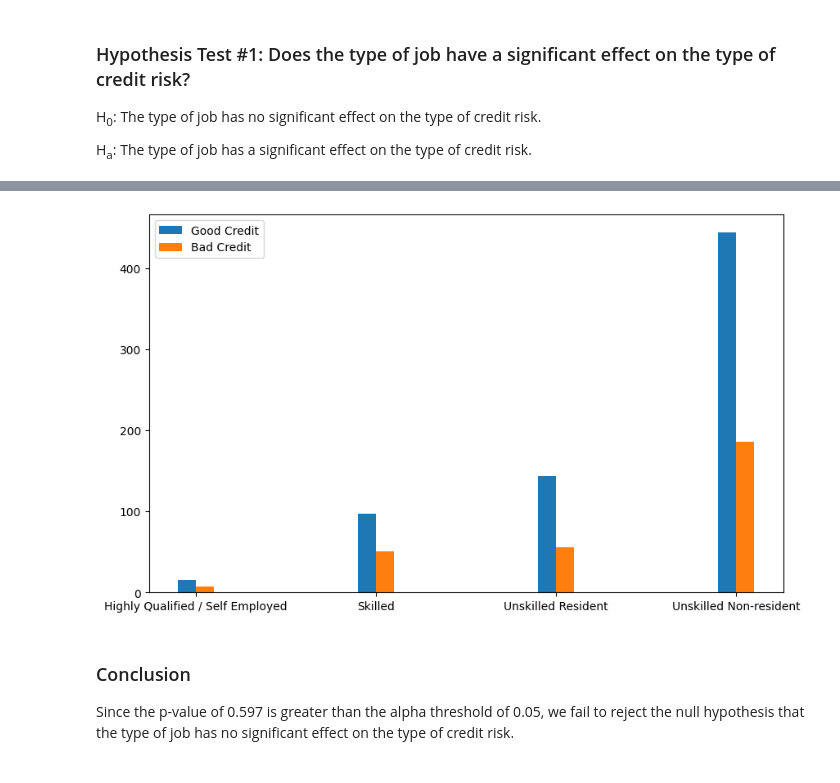
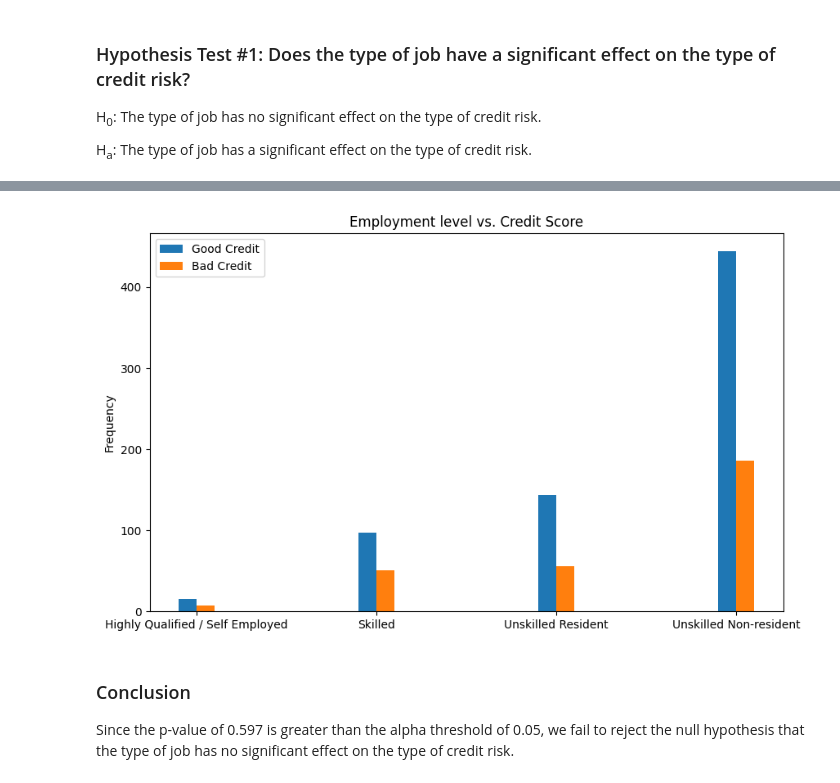
Before and after one commit to kmodo1/kmodo1.github.io, a Jupyter notebook: final-project.ipynb, the cells around one changed output, grey strips where cells are left out. Drawn from its saved outputs; the diff is of its cells as text; code cells hidden in the pictures.

Commit message:
some extra visualization (probably not done) and ending insights

```diff
--- a/final-project.ipynb
+++ b/final-project.ipynb
@@ -226,16 +229,18 @@ p-value: 0.5965815918843431
 # %%
 blue_bar = list(df[df['class'] == 1].groupby('job').size())
 orange_bar = list(df[df['class'] == 0].groupby('job').size())
 fig, ax = plt.subplots(figsize=(10, 6))
 ind = np.arange(4)
 width = 0.1
 plt.bar(ind, blue_bar , 0.1, label='Good Credit')
 plt.bar(ind + 0.1, orange_bar, width, label='Bad Credit')
 plt.xticks(ind + 0.05, ['Highly Qualified / Self Employed', 'Skilled', 'Unskilled Resident', 'Unskilled Non-resident'])
+plt.ylabel("Frequency")
+plt.title("Employment level vs. Credit Score")
 plt.legend(loc='best')
 plt.show()
 # %% [output]
-[figure, old version]
+[figure, new version]
 # %% [markdown]
 ### Conclusion
 Since the p-value of 0.597 is greater than the alpha threshold of 0.05, we fail to reject the null hypothesis that the type of job has no significant effect on the type of credit risk.
```
Also changed, not shown: parts of 18 cells of this notebook, 1 other file.
